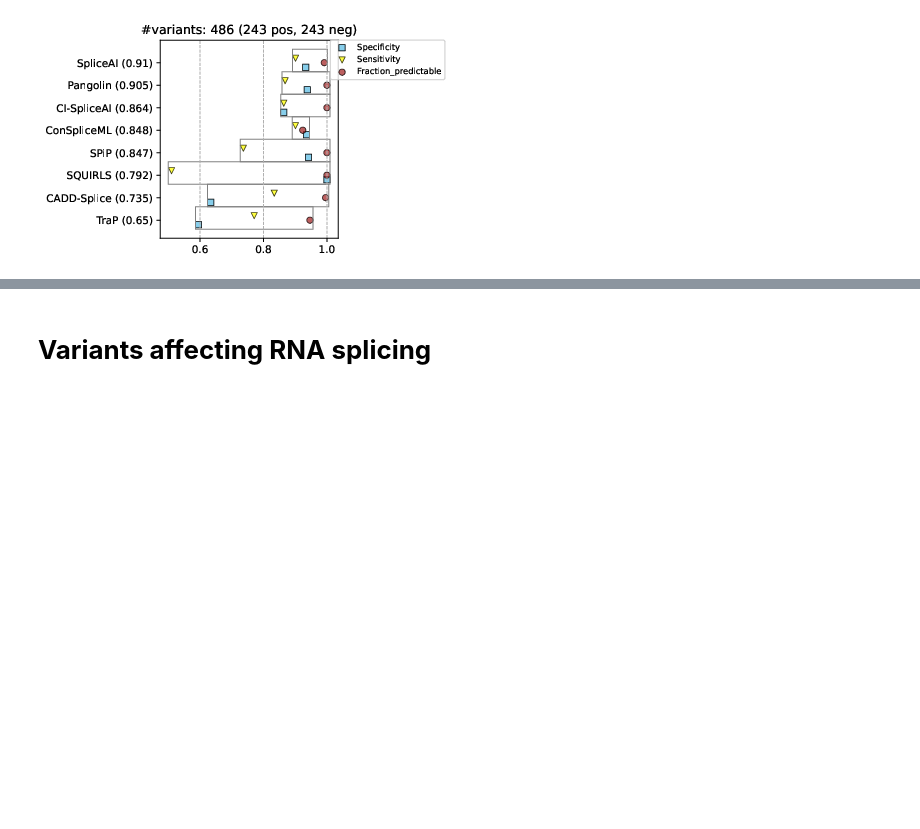
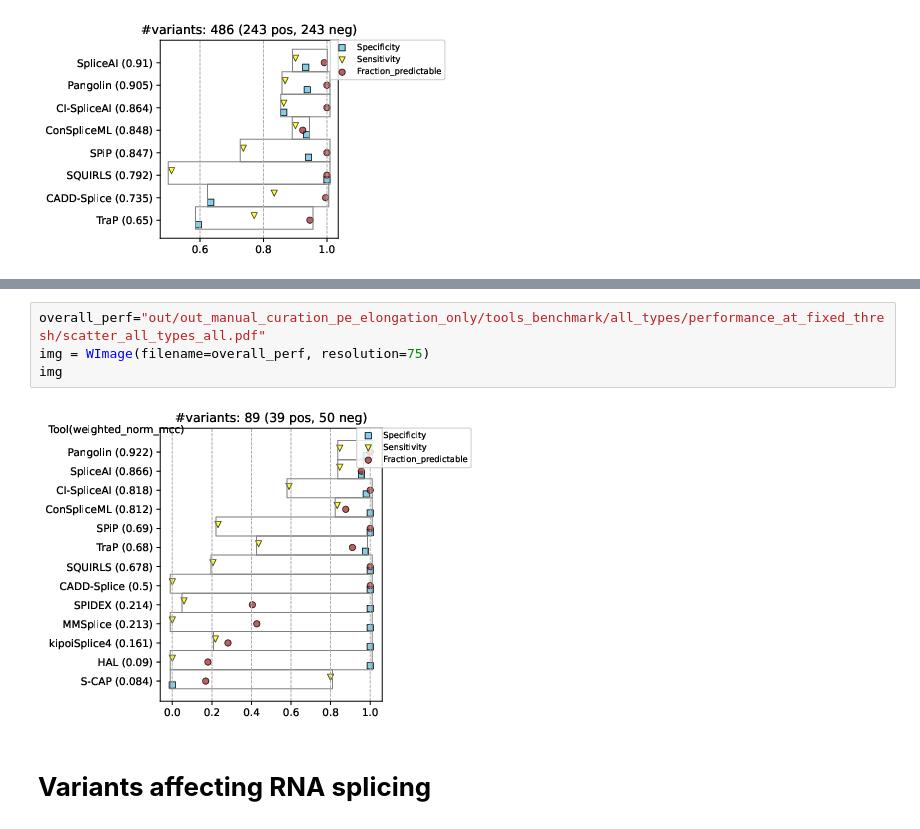
Before and after one commit to PedroBarbosa/DeepIntronic_Benchmark, a Jupyter notebook: intronic_benchmark.ipynb, the cells around one changed output, grey strips where cells are left out. Drawn from its saved outputs; the diff is of its cells as text; blank space fills up the shorter version.

```diff
--- a/intronic_benchmark.ipynb
+++ b/intronic_benchmark.ipynb
@@ -260,3 +361,9 @@ img
+# %%
+overall_perf="out/out_manual_curation_pe_elongation_only/tools_benchmark/all_types/performance_at_fixed_thresh/scatter_all_types_all.pdf"
+img = WImage(filename=overall_perf, resolution=75)
+img
+# %% [output]
+[figure, added]
 # %% [markdown]
 # **Variants affecting RNA splicing**
 # %% [markdown]
```
Also changed, not shown: parts of 13 cells of this notebook, 33 other files.
